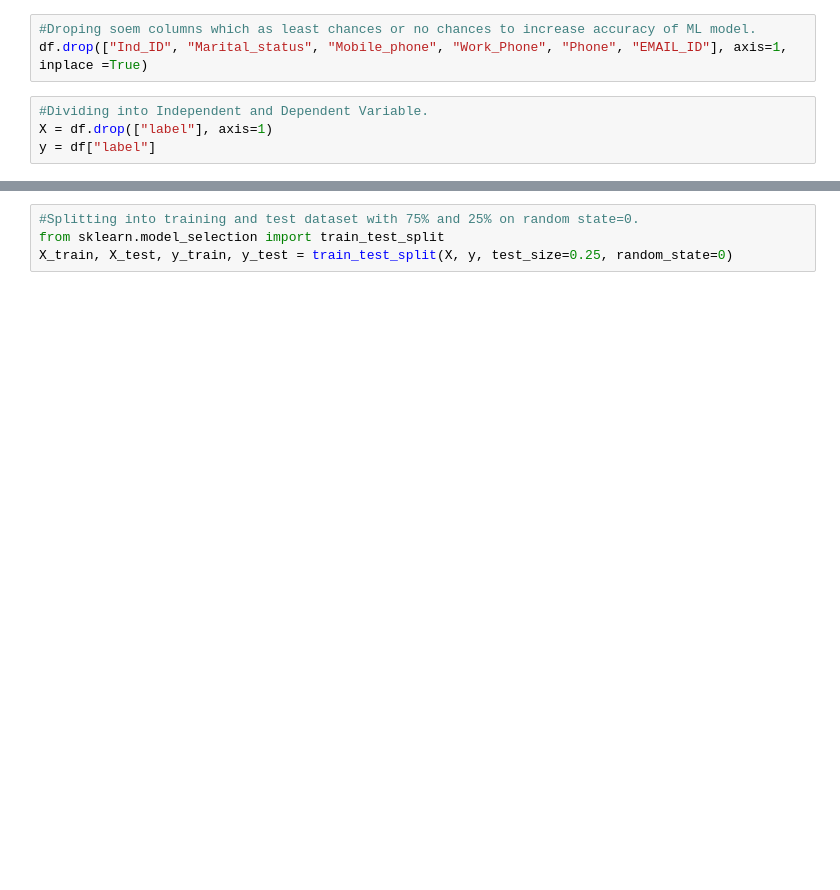
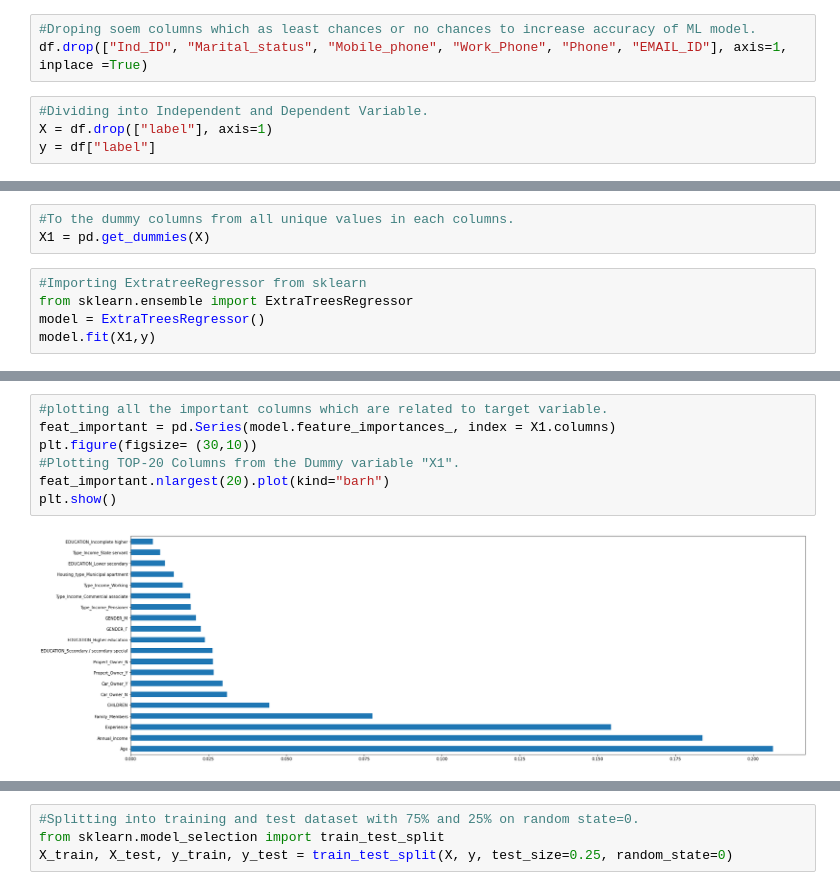
Before and after one commit to vishalsoni7575/Credit-Card-Approval-Prediction, a Jupyter notebook: FINAL_Credit_Card_Prediction.ipynb, the cells around one changed output, grey strips where cells are left out. Cells and saved outputs as stored; diff of their text form; blank space fills up the shorter version.

```diff
--- a/FINAL_Credit_Card_Prediction.ipynb
+++ b/FINAL_Credit_Card_Prediction.ipynb
@@ -896,0 +894,8 @@ y = df["label"]
+# %%
+#To the dummy columns from all unique values in each columns.
+X1 = pd.get_dummies(X)
+# %%
+#Importing ExtratreeRegressor from sklearn
+from sklearn.ensemble import ExtraTreesRegressor
+model = ExtraTreesRegressor()
+model.fit(X1,y)
@@ -896,0 +913,9 @@ y = df["label"]
+# %%
+#plotting all the important columns which are related to target variable.
+feat_important = pd.Series(model.feature_importances_, index = X1.columns)
+plt.figure(figsize= (30,10))
+#Plotting TOP-20 Columns from the Dummy variable "X1".
+feat_important.nlargest(20).plot(kind="barh")
+plt.show()
+# %% [output]
+[figure, added]
```
Also changed, not shown: parts of 140 cells of this notebook.
